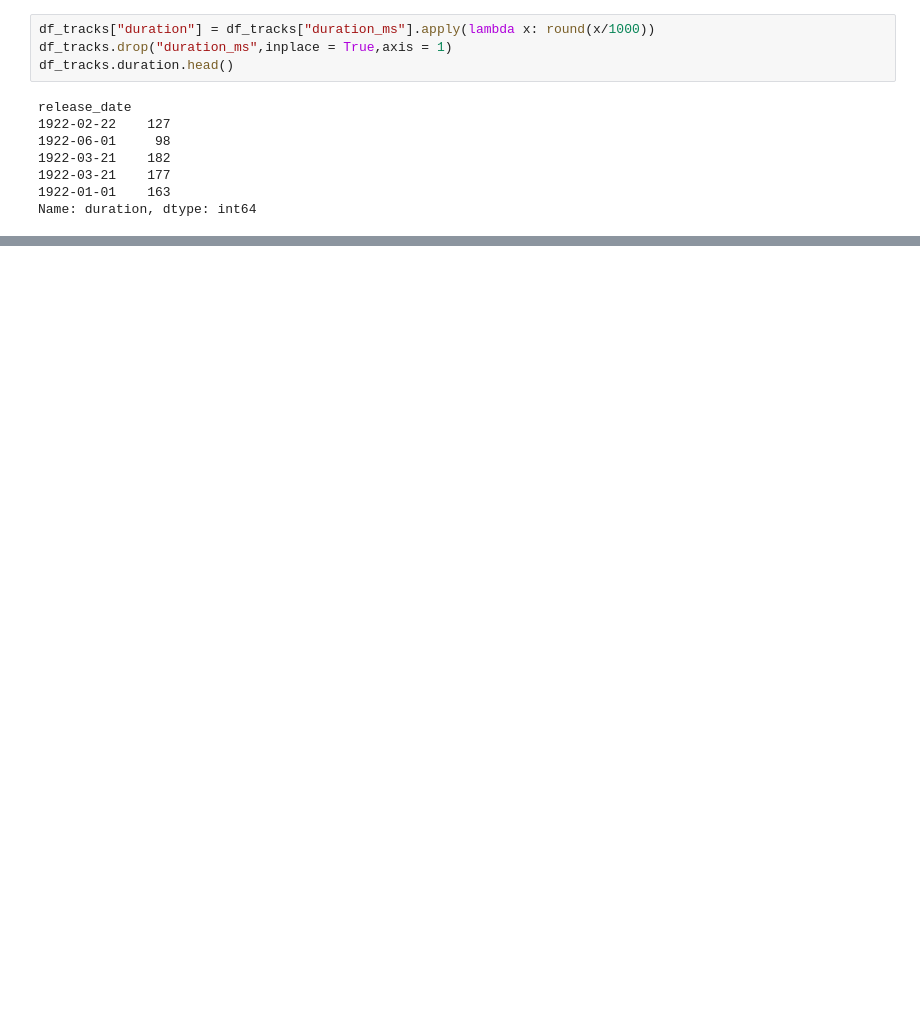
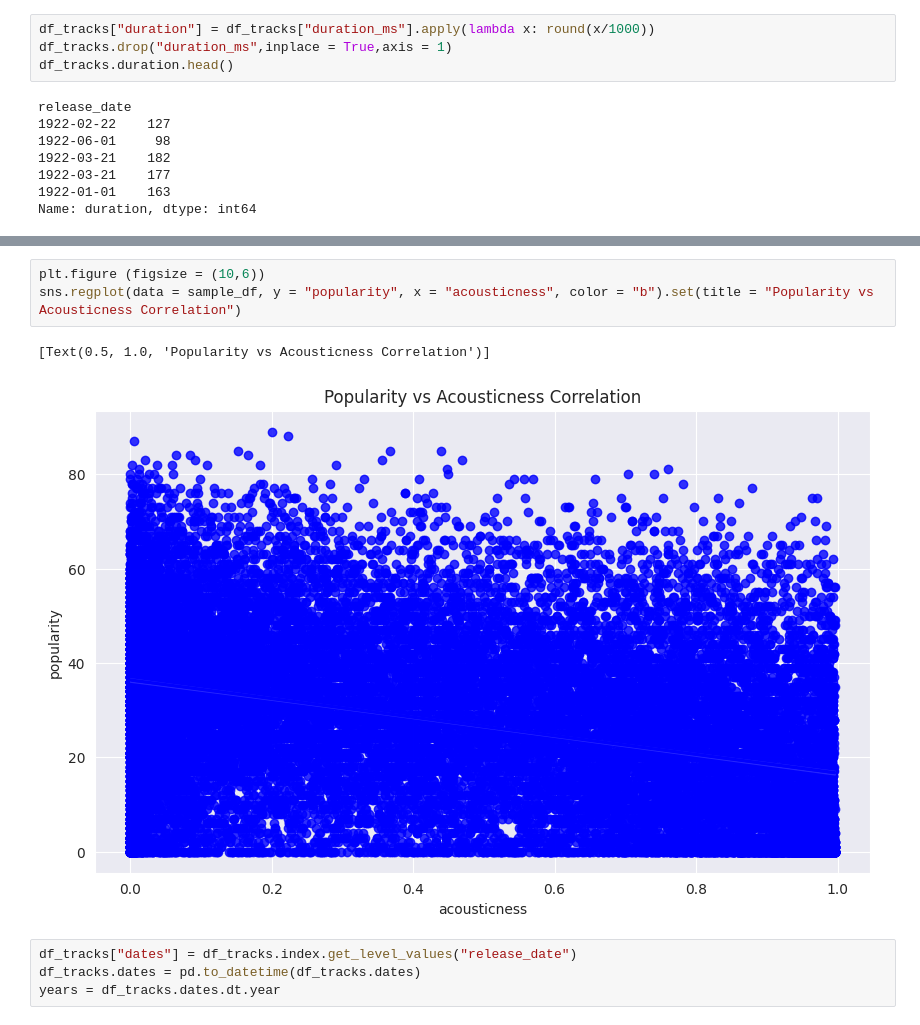
Before and after one commit to sr606/Spotify-Data-Analysis, a Jupyter notebook: Spotify_Data_Analysis.ipynb, the cells around one changed output, grey strips where cells are left out. Drawn from its saved outputs; the diff is of its cells as text; blank space fills up the shorter version.

```diff
--- a/Spotify_Data_Analysis.ipynb
+++ b/Spotify_Data_Analysis.ipynb
@@ -160,0 +193,10 @@ Name: duration, dtype: int64
+# %%
+plt.figure (figsize = (10,6))
+sns.regplot(data = sample_df, y = "popularity", x = "acousticness", color = "b").set(title = "Popularity vs Acousticness Correlation")
+# %% [output]
+[Text(0.5, 1.0, 'Popularity vs Acousticness Correlation')]
+[figure, added]
+# %%
+df_tracks["dates"] = df_tracks.index.get_level_values("release_date")
+df_tracks.dates = pd.to_datetime(df_tracks.dates)
+years = df_tracks.dates.dt.year
```
Also changed, not shown: parts of 6 cells of this notebook.
